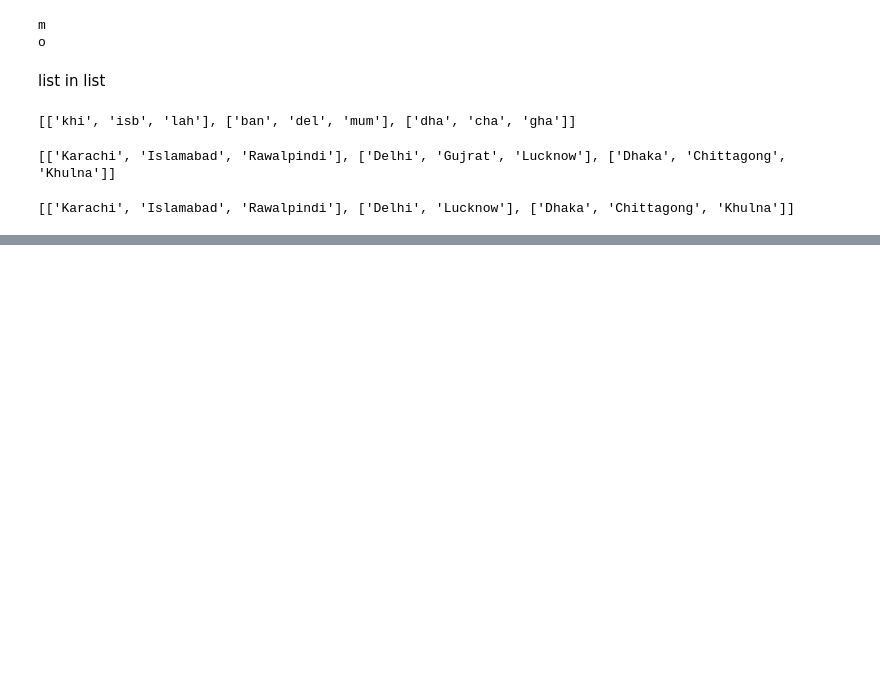
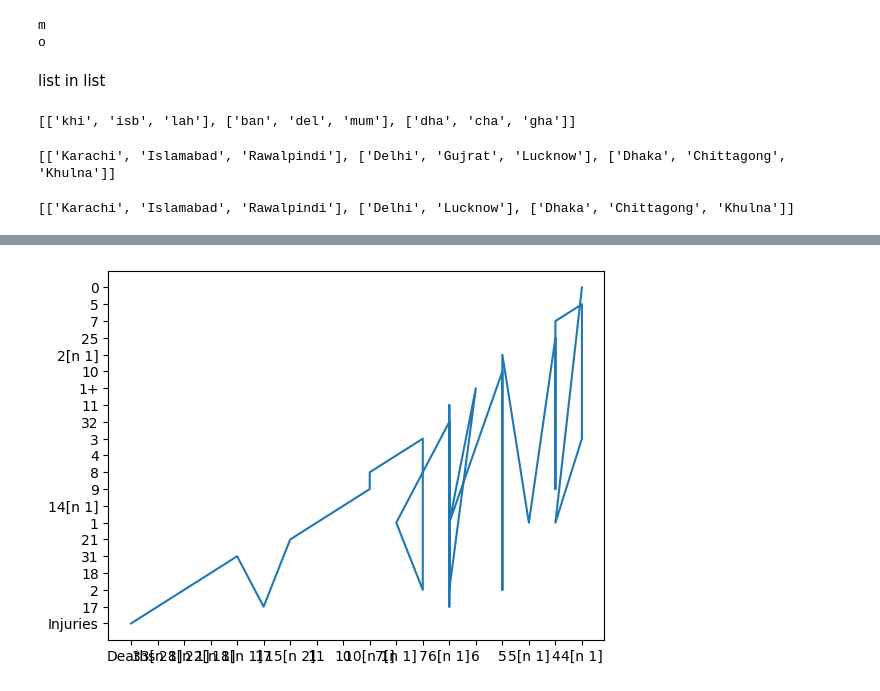
Before and after one commit to ToobaObeidy-1/DA_bootcamp_python, a Jupyter notebook: class_1.ipynb, the cells around one changed output, grey strips where cells are left out. Saved outputs shown, nothing was run; the diff lists cells and outputs as text; code cells hidden in the pictures; blank space fills up the shorter version.

```diff
--- a/class_1.ipynb
+++ b/class_1.ipynb
@@ -152,3 +152,7 @@ del(combine_cities[1][1])
 print(combine_cities)
 # %% [output]
 [['Karachi', 'Islamabad', 'Rawalpindi'], ['Delhi', 'Lucknow'], ['Dhaka', 'Chittagong', 'Khulna']]
+# %%
+import pandas as pd
+df = pd.read_excel(r"/content/data_schoolshooting.xlsx")
+df.head()
@@ -154,0 +168,7 @@ print(combine_cities)
+# %%
+x = df["Column3"]
+y = df["Column4"]
+plt.plot(x,y)
+plt.show()
+# %% [output]
+[figure, added]
```
Also changed, not shown: parts of 7 cells of this notebook.
